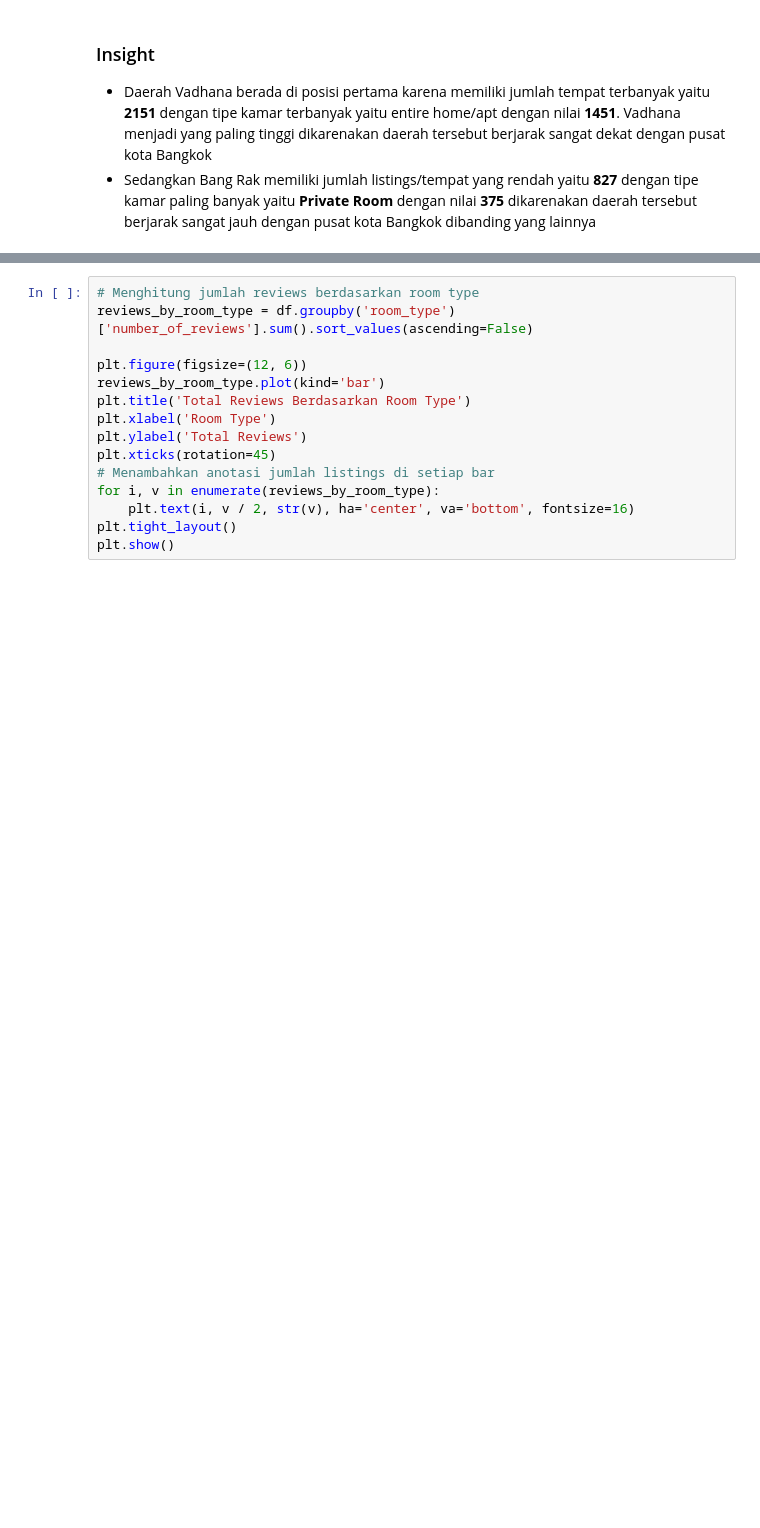
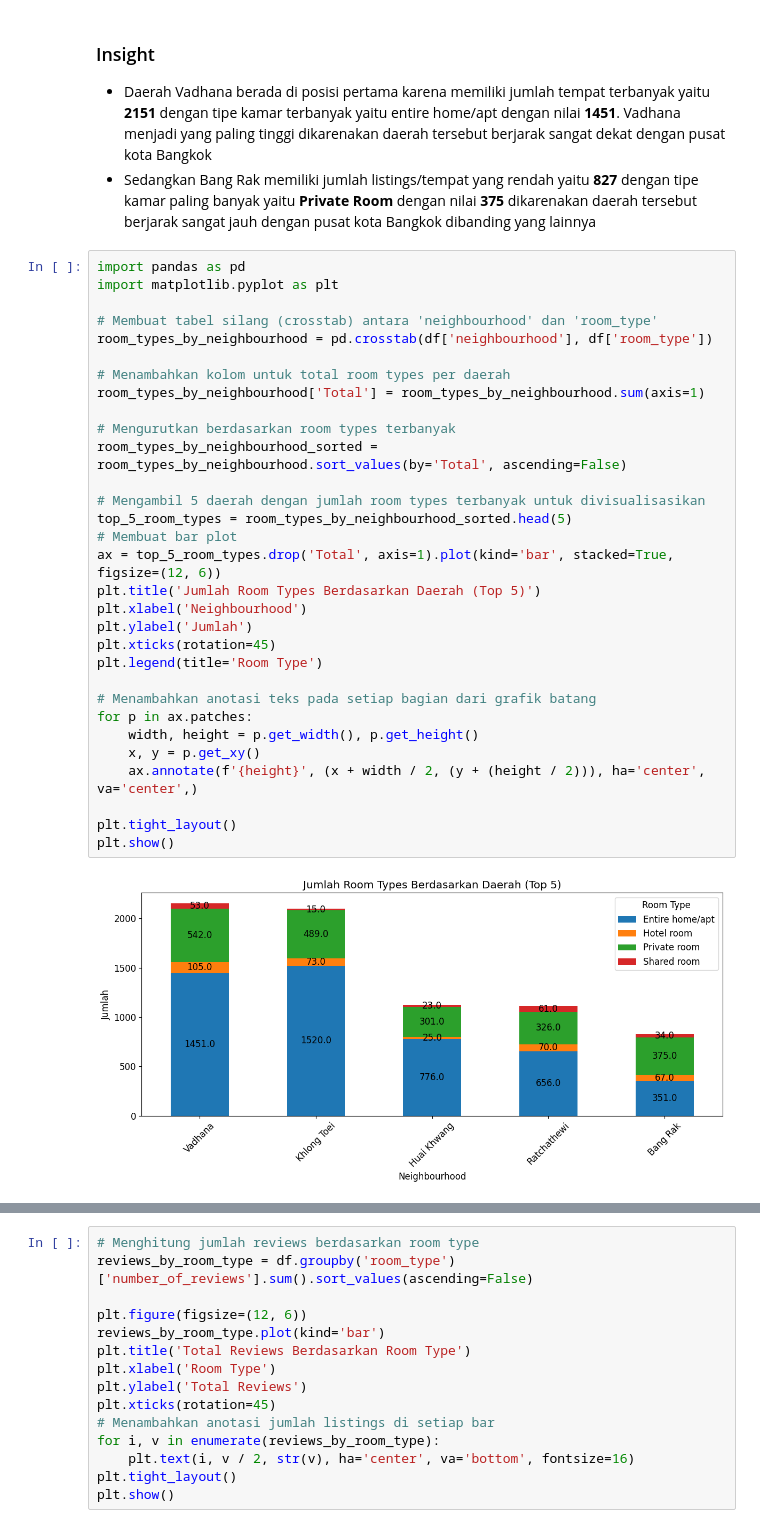
Before and after one commit to fadhelmurphy/airbnb-analysis, a Jupyter notebook: notebook.ipynb, the cells around one changed output, grey strips where cells are left out. Cells and saved outputs as stored; diff of their text form; blank space fills up the shorter version.

```diff
--- a/notebook.ipynb
+++ b/notebook.ipynb
@@ -617,3 +602,36 @@ top_5_room_types
 
 - Daerah Vadhana berada di posisi pertama karena memiliki jumlah tempat terbanyak yaitu **2151** dengan tipe kamar terbanyak yaitu entire home/apt dengan nilai **1451**. Vadhana menjadi yang paling tinggi dikarenakan daerah tersebut berjarak sangat dekat dengan pusat kota Bangkok
 - Sedangkan Bang Rak memiliki jumlah listings/tempat yang rendah yaitu **827** dengan tipe kamar paling banyak yaitu **Private Room** dengan nilai **375** dikarenakan daerah tersebut berjarak sangat jauh dengan pusat kota Bangkok dibanding yang lainnya
+# %%
+import pandas as pd
+import matplotlib.pyplot as plt
+
+# Membuat tabel silang (crosstab) antara 'neighbourhood' dan 'room_type'
+room_types_by_neighbourhood = pd.crosstab(df['neighbourhood'], df['room_type'])
+
+# Menambahkan kolom untuk total room types per daerah
+room_types_by_neighbourhood['Total'] = room_types_by_neighbourhood.sum(axis=1)
+
+# Mengurutkan berdasarkan room types terbanyak
+room_types_by_neighbourhood_sorted = room_types_by_neighbourhood.sort_values(by='Total', ascending=False)
+
+# Mengambil 5 daerah dengan jumlah room types terbanyak untuk divisualisasikan
+top_5_room_types = room_types_by_neighbourhood_sorted.head(5)
+# Membuat bar plot
+ax = top_5_room_types.drop('Total', axis=1).plot(kind='bar', stacked=True, figsize=(12, 6))
+plt.title('Jumlah Room Types Berdasarkan Daerah (Top 5)')
+plt.xlabel('Neighbourhood')
+plt.ylabel('Jumlah')
+plt.xticks(rotation=45)
+plt.legend(title='Room Type')
+
+# Menambahkan anotasi teks pada setiap bagian dari grafik batang
+for p in ax.patches:
+    width, height = p.get_width(), p.get_height()
+    x, y = p.get_xy()
+    ax.annotate(f'{height}', (x + width / 2, (y + (height / 2))), ha='center', va='center',)
+
+plt.tight_layout()
+plt.show()
+# %% [output]
+[figure, added]
```
Also changed, not shown: parts of 11 cells of this notebook.
